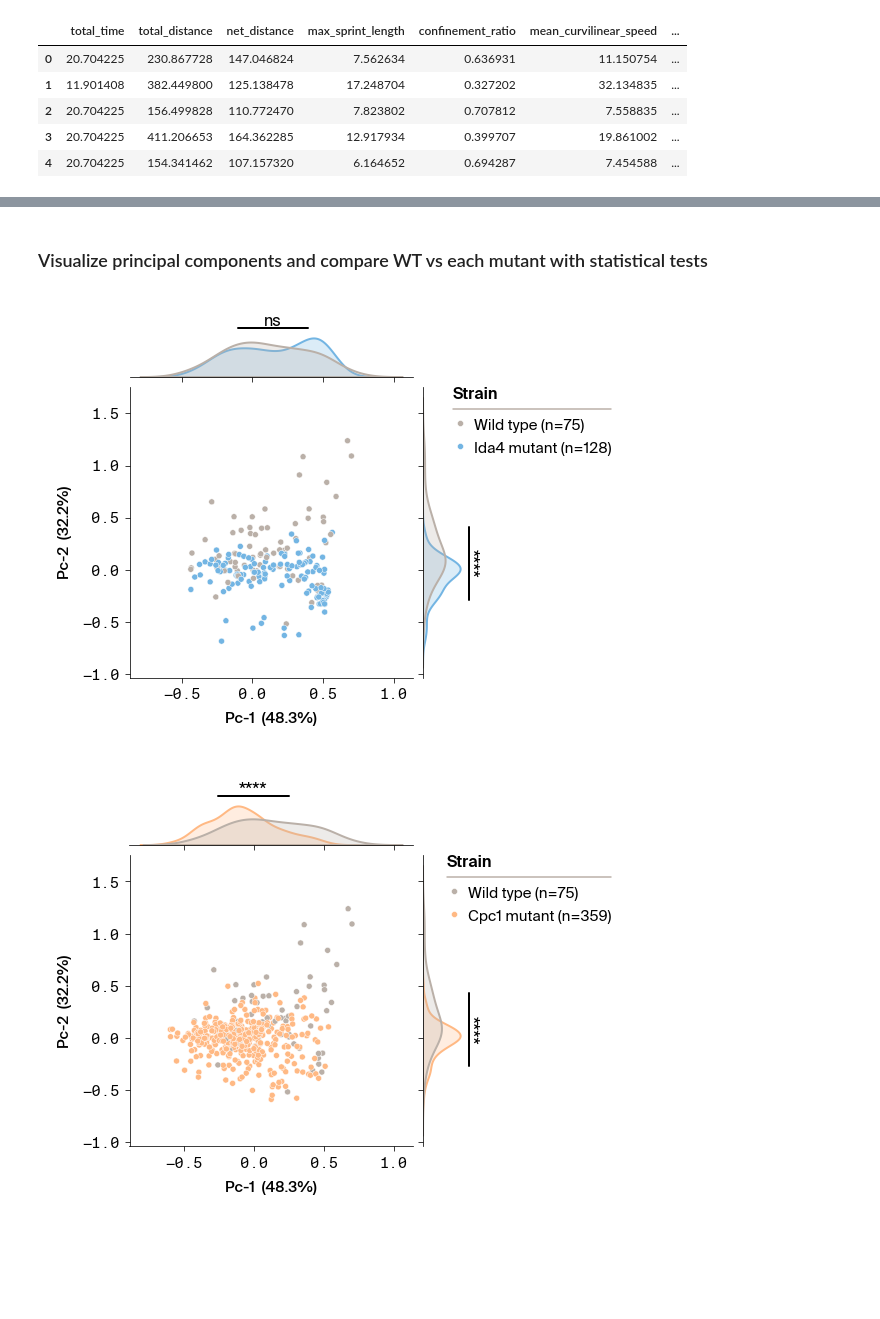
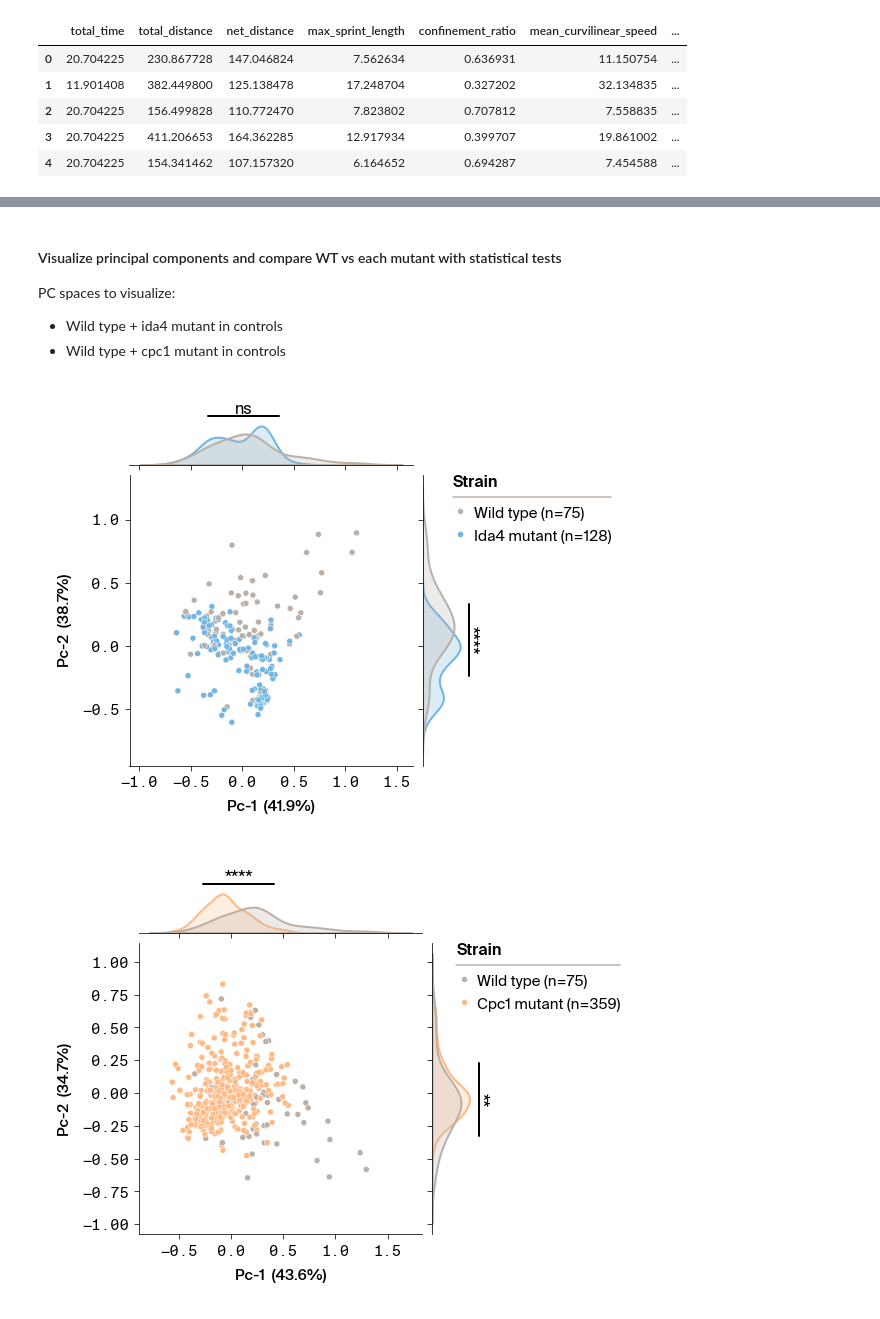
Before and after one commit to Arcadia-Science/2024-chlamy-mutant-motility-pub, a Jupyter notebook: notebooks/2_mutant-motility-pca.ipynb, the cells around one changed output, grey strips where cells are left out. Drawn from its saved outputs; the diff is of its cells as text; code cells hidden in the pictures; blank space fills up the shorter version.

```diff
--- a/notebooks/2_mutant-motility-pca.ipynb
+++ b/notebooks/2_mutant-motility-pca.ipynb
@@ -66,19 +66,9 @@ color_palette = {
     "wild type": apc.chateau,
     "ida4 mutant": apc.vital,
     "cpc1 mutant": apc.tangerine,
-}
-ida4_mutant_colors = {
-    f"ida4 mutant + {drug}": color
-    for drug, color in zip(drugs, [apc.lapis] * len(drugs), strict=True)
-}
-cpc1_mutant_colors = {
-    f"cpc1 mutant + {drug}": color
-    for drug, color in zip(drugs, [apc.dragon] * len(drugs), strict=True)
-}
-color_palette = {
-    **color_palette,
-    **ida4_mutant_colors,
-    **cpc1_mutant_colors,
+    "wild type + drug": apc.charcoal,
+    "ida4 mutant + drug": apc.lapis,
+    "cpc1 mutant + drug": apc.dragon,
 }
 
 # show color palette
@@ -142,32 +140,33 @@ for i in range(pca_controls.n_components_):
 # %% [markdown]
-### Visualize principal components and compare WT vs each mutant with statistical tests
+#### Visualize principal components and compare WT vs each mutant with statistical tests
+PC spaces to visualize:
+- Wild type + ida4 mutant in controls
+- Wild type + cpc1 mutant in controls
 # %%
 for i, mutant_strain in enumerate(mutant_strains):
-    source = motility_dataframe_controls.loc[
-        motility_dataframe_controls["strain"].isin([wild_type, mutant_strain])
-    ].copy()
+    source = motility_dataframes_controls[mutant_strain].copy()
     source["strain"] = source["strain"].map(rename_for_plot)
 
     # render JointGrid
     joint_grid = joint_grid_with_stats(
         data=source,
         x_variable="PC-1",
         y_variable="PC-2",
         hue_variable="strain",
         palette=color_palette,
     )
 
     # aesthetics
-    variances = pca_controls.explained_variance_ratio_
+    variances = pcas_controls[mutant_strain].explained_variance_ratio_
     joint_grid.ax_joint.set_xlabel(f"PC-1  ({variances[0]:.1%})")
     joint_grid.ax_joint.set_ylabel(f"PC-2  ({variances[1]:.1%})")
     sns.move_legend(joint_grid.ax_joint, "upper right", bbox_to_anchor=(1.7, 1))
     apc.mpl.style_plot(joint_grid.ax_joint, monospaced_axes="both")
 
     # save plots
-    panel = ascii_uppercase[i]
-    filename = f"../results/figure-3{panel}"
+    panel = ["B", "C"][i]
+    filename = f"../results/figure-4{panel}.pdf"
     apc.mpl.save_figure(filename)
 # %% [output]
-[figure, old version]
+[figure, new version]
-[figure, old version]
+[figure, new version]
```
Also changed, not shown: parts of 15 cells of this notebook, 13 other files.
